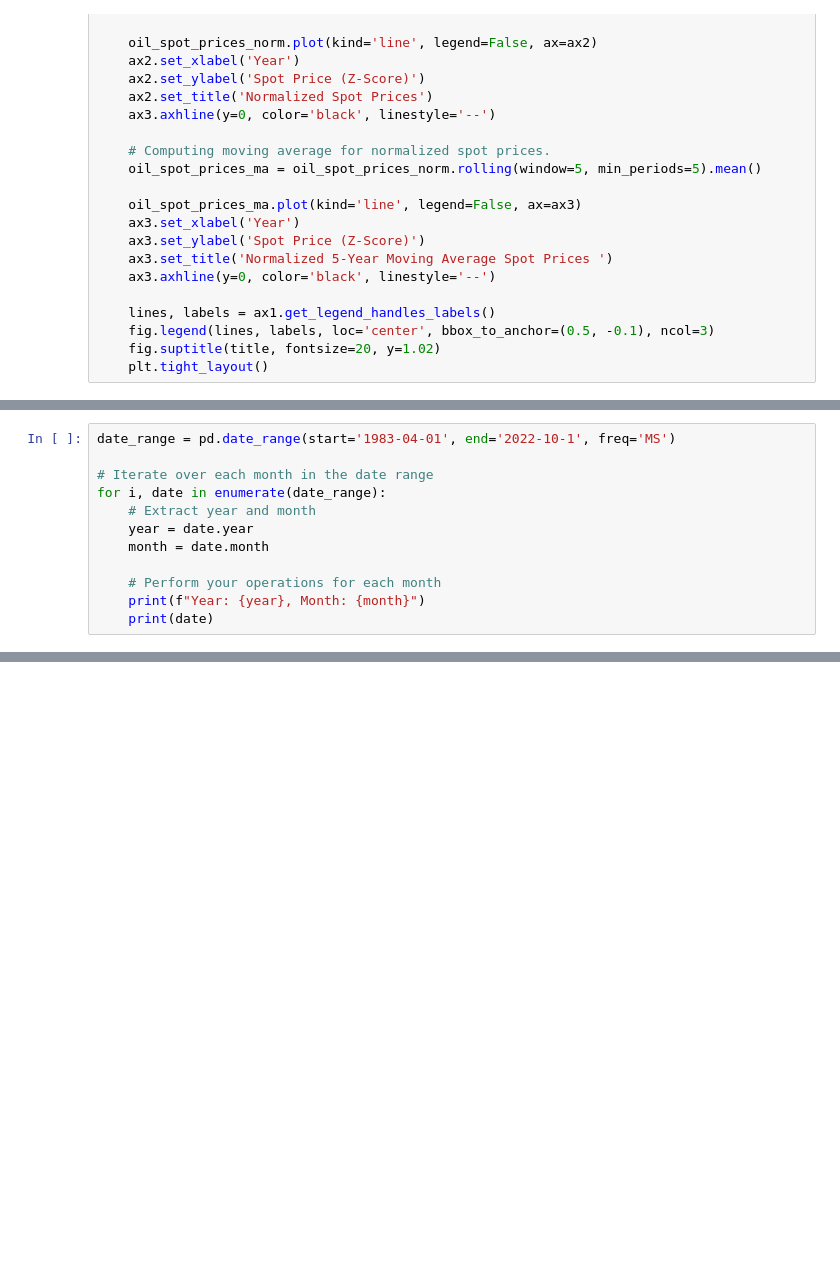
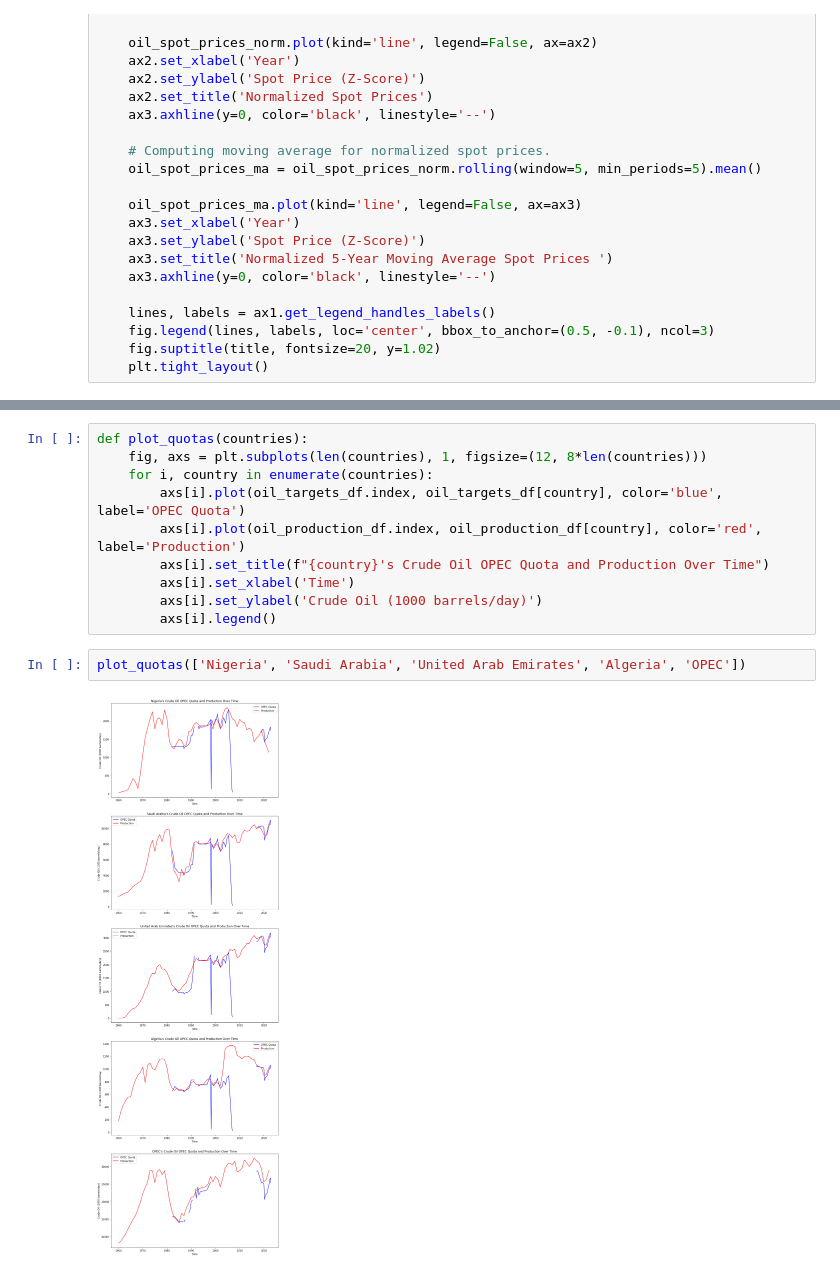
Before and after one commit to willcrodman/data_science_final_project, a Jupyter notebook: final.ipynb, the cells around one changed output, grey strips where cells are left out. Saved outputs shown, nothing was run; the diff lists cells and outputs as text; blank space fills up the shorter version.

```diff
--- a/final.ipynb
+++ b/final.ipynb
@@ -528,12 +541,0 @@ oil_targets_df.tail()
-# %%
-date_range = pd.date_range(start='1983-04-01', end='2022-10-1', freq='MS')
-
-# Iterate over each month in the date range
-for i, date in enumerate(date_range):
-    # Extract year and month
-    year = date.year
-    month = date.month
-
-    # Perform your operations for each month
-    print(f"Year: {year}, Month: {month}")
-    print(date)
@@ -570 +563,15 @@ plt.show()
+# %%
+def plot_quotas(countries):
+    fig, axs = plt.subplots(len(countries), 1, figsize=(12, 8*len(countries)))
+    for i, country in enumerate(countries):
+        axs[i].plot(oil_targets_df.index, oil_targets_df[country], color='blue', label='OPEC Quota')
+        axs[i].plot(oil_production_df.index, oil_production_df[country], color='red', label='Production')
+        axs[i].set_title(f"{country}'s Crude Oil OPEC Quota and Production Over Time")
+        axs[i].set_xlabel('Time')
+        axs[i].set_ylabel('Crude Oil (1000 barrels/day)')
+        axs[i].legend()
+# %%
+plot_quotas(['Nigeria', 'Saudi Arabia', 'United Arab Emirates', 'Algeria', 'OPEC'])
+# %% [output]
+[figure, added]
 # %% [markdown]
```
Also changed, not shown: parts of 17 cells of this notebook, 2 other files.
